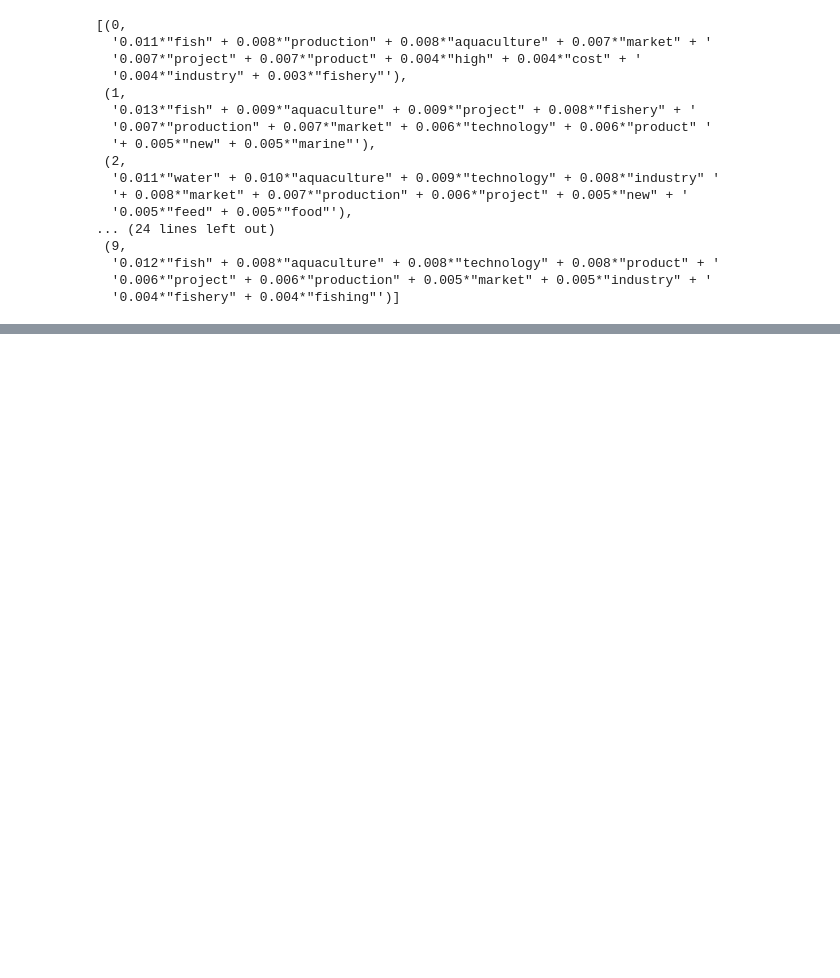
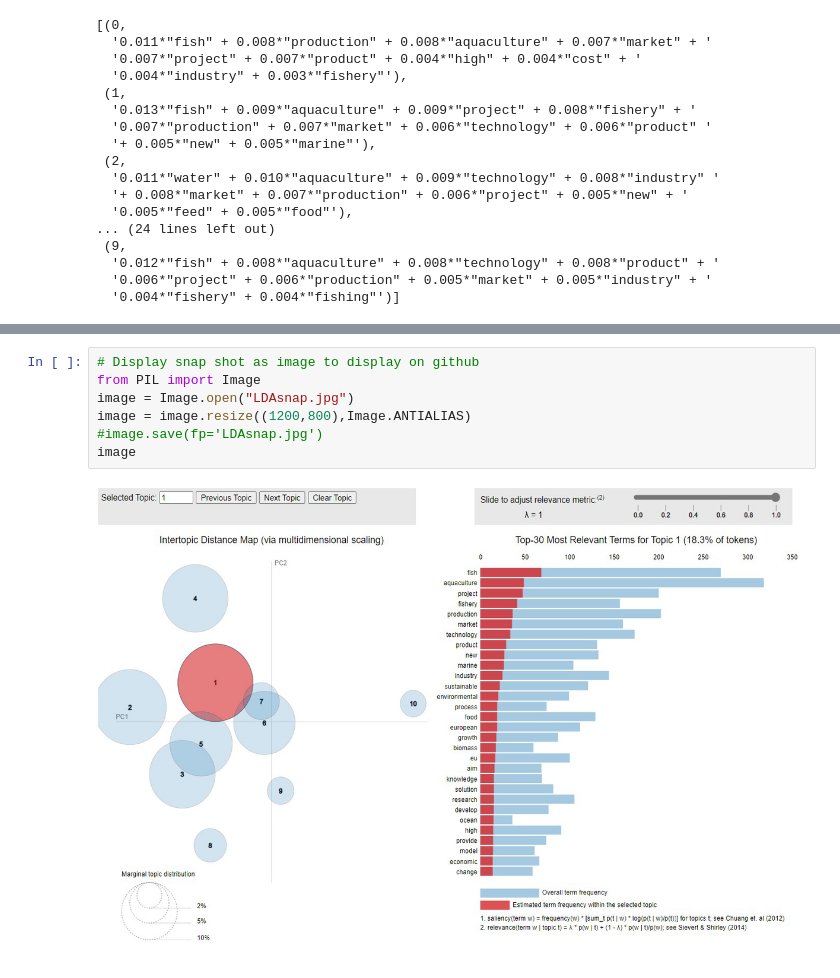
Before and after one commit to Sanaullah-nahk/Text_Analytics, a Jupyter notebook: SDU challenge.ipynb, the cells around one changed output, grey strips where cells are left out. Saved outputs shown, nothing was run; the diff lists cells and outputs as text; blank space fills up the shorter version.

Commit message:
display image for git
its for git

```diff
--- a/SDU challenge.ipynb
+++ b/SDU challenge.ipynb
@@ -188,0 +200,9 @@ display(HTML(filename='LDAVis.html'))
+# %%
+# Display snap shot as image to display on github
+from PIL import Image
+image = Image.open("LDAsnap.jpg")
+image = image.resize((1200,800),Image.ANTIALIAS)
+#image.save(fp='LDAsnap.jpg')
+image
+# %% [output]
+[figure, added]
```
Also changed, not shown: parts of 3 cells of this notebook, 1 other file.
